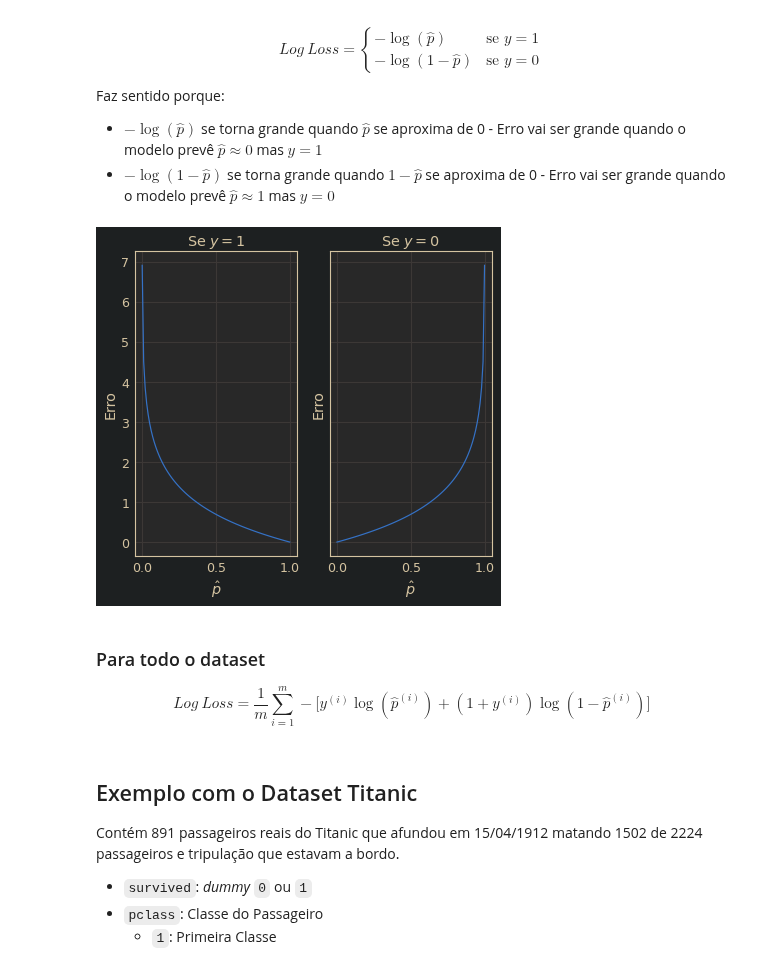
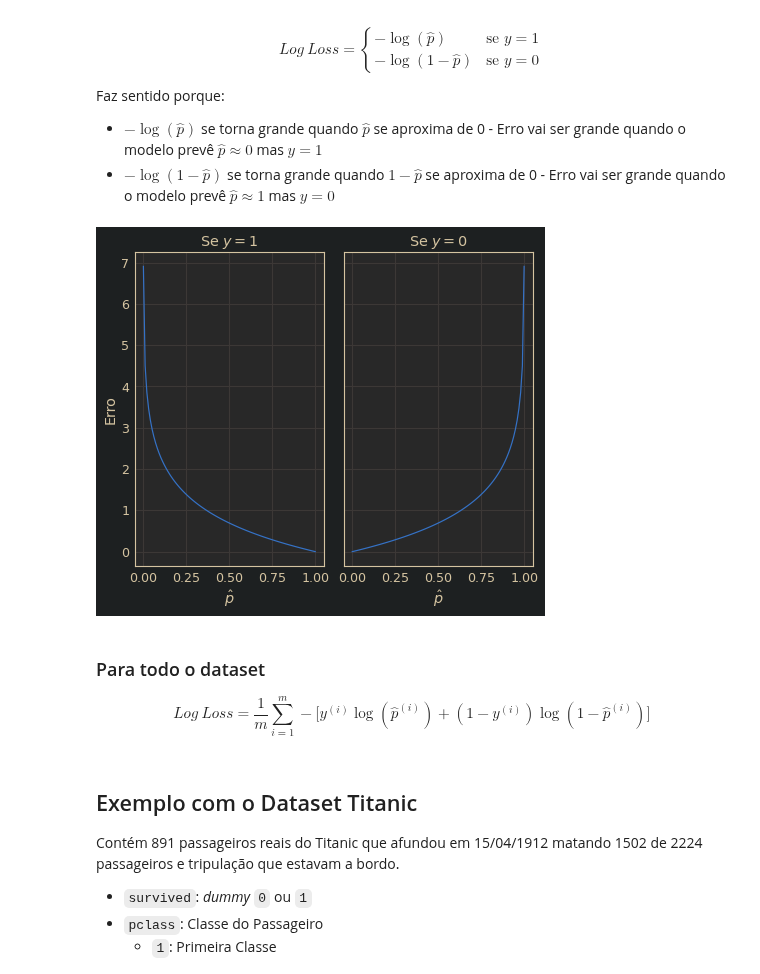
Before and after one commit to storopoli/ciencia-de-dados, a Jupyter notebook: notebooks/Aula_12_Regressao_Logistica.ipynb, the cells around one changed output. Cells and saved outputs as stored; diff of their text form; code cells hidden in the pictures.

```diff
--- a/notebooks/Aula_12_Regressao_Logistica.ipynb
+++ b/notebooks/Aula_12_Regressao_Logistica.ipynb
@@ -72,26 +72,26 @@ Faz sentido porque:
 * $- \log(\hat{p})$ se torna grande quando $\hat{p}$ se aproxima de 0 - Erro vai ser grande quando o modelo prevê $\hat{p} \approx 0$ mas $y = 1$
 * $- \log(1 - \hat{p})$ se torna grande quando $1- \hat{p}$ se aproxima de 0 - Erro vai ser grande quando o modelo prevê $\hat{p} \approx 1$ mas $y = 0$
 # %%
-fig,ax = plt.subplots(1,2, sharey=True)
+fig, ax = plt.subplots(1,2, sharey=True)
 
 x = np.linspace(0.001, 0.999, 100)  # evitar erros pq log(0) é inf e log(1) é 0
 ax[0].plot(x, -np.log(x))
 ax[0].set_title('Se $y=1$')
 ax[0].set_xlabel('$\hat{p}$')
 ax[0].set_ylabel('Erro')
 
-ax[1].plot(x, -np.log(1-x))
+ax[1].plot(x, -np.log(1 - x))
 ax[1].set_title('Se $y=0$')
 ax[1].set_xlabel('$\hat{p}$')
-ax[1].set_ylabel('Erro')
 
+plt.tight_layout()
 plt.show()
 # %% [output]
-[figure, old version]
+[figure, new version]
 # %% [markdown]
 ### Para todo o dataset
 
-$$Log~Loss = \frac{1}{m} \sum_{i=1}^{m} - \big[y^{(i)} \log (\hat{p}^{(i)}) + (1+y^{(i)}) \log (1-\hat{p}^{(i)}) \big]$$
+$$Log~Loss = \frac{1}{m} \sum_{i=1}^{m} - \big[y^{(i)} \log (\hat{p}^{(i)}) + (1-y^{(i)}) \log (1-\hat{p}^{(i)}) \big]$$
 # %% [markdown]
 ## Exemplo com o Dataset Titanic
 
```
Also changed, not shown: parts of 12 cells of this notebook.
